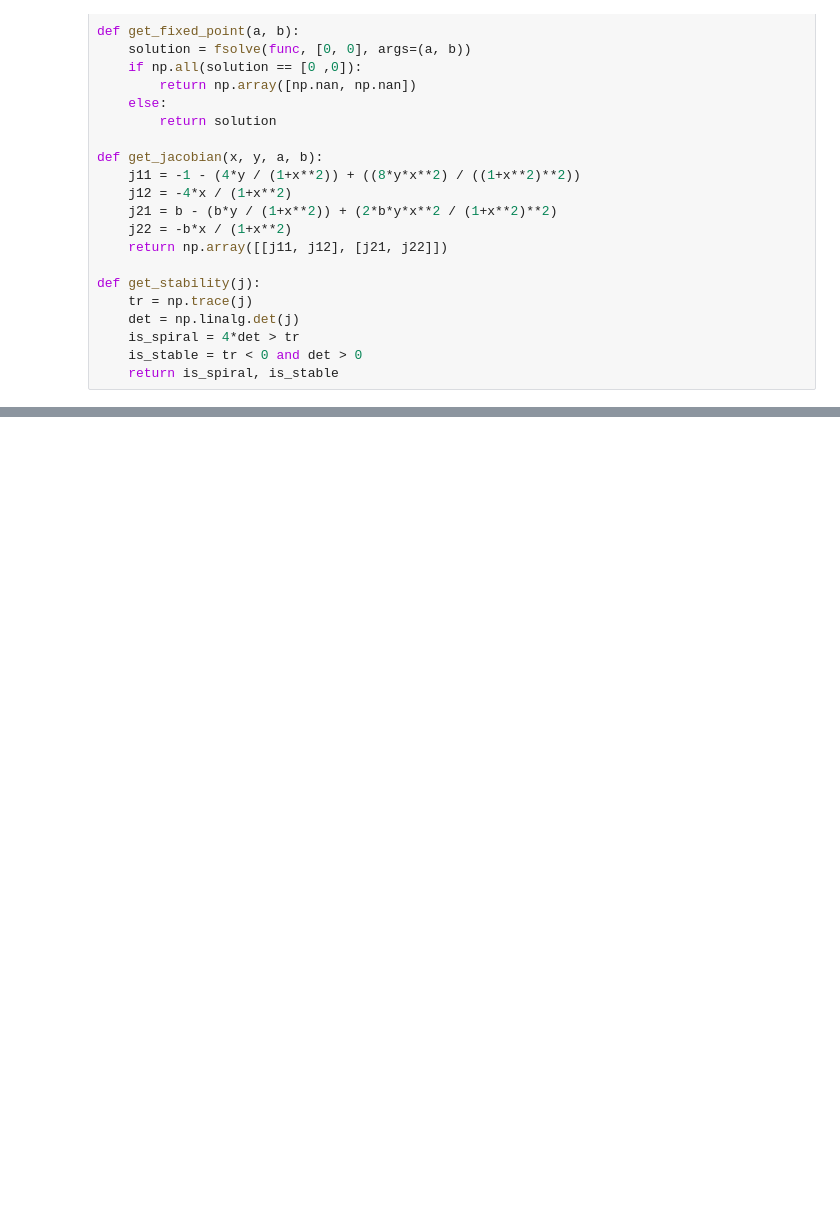
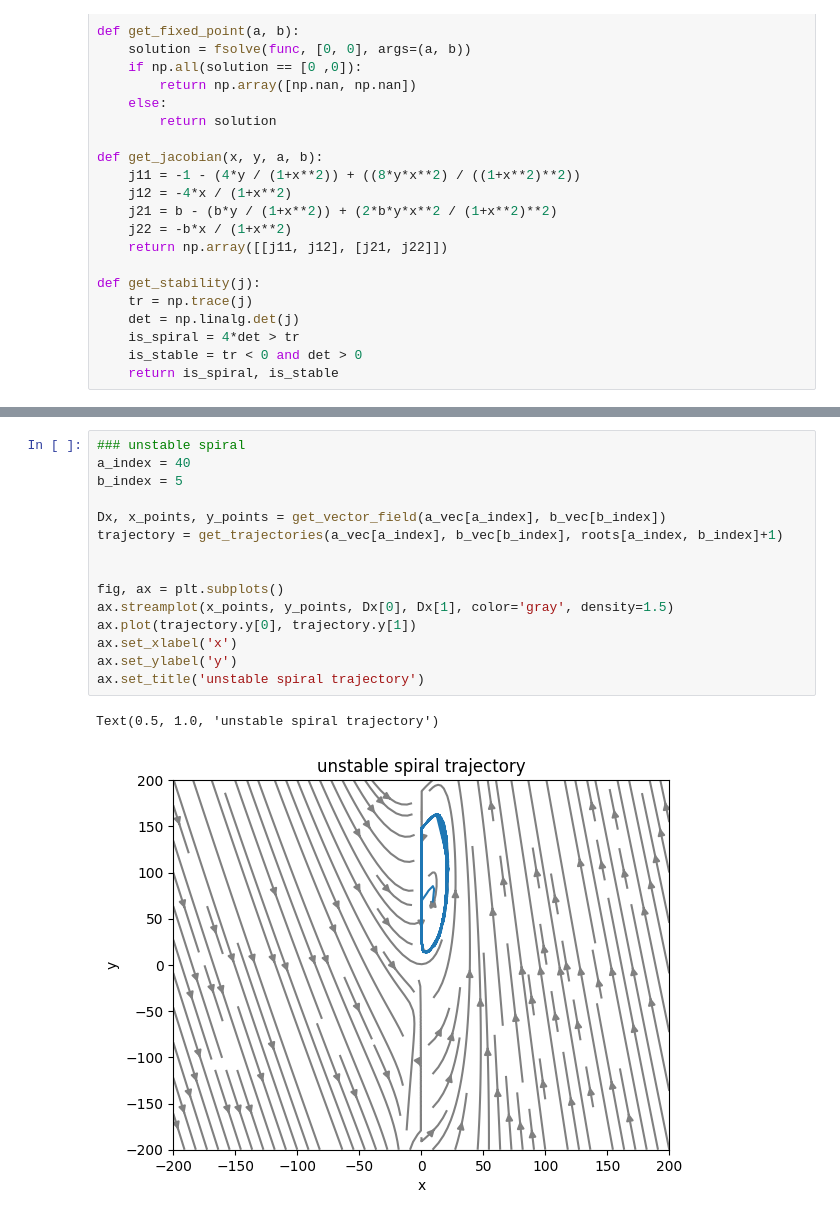
Before and after one commit to WeiLuya/mae119_code, a Jupyter notebook: Q5.ipynb, the cells around one changed output, grey strips where cells are left out. Cells and saved outputs as stored; diff of their text form; blank space fills up the shorter version.

```diff
--- a/Q5.ipynb
+++ b/Q5.ipynb
@@ -73,0 +113,18 @@ ax.set_ylim([0, 50])
+# %%
+### unstable spiral
+a_index = 40
+b_index = 5
+
+Dx, x_points, y_points = get_vector_field(a_vec[a_index], b_vec[b_index])
+trajectory = get_trajectories(a_vec[a_index], b_vec[b_index], roots[a_index, b_index]+1)
+
+
+fig, ax = plt.subplots()
+ax.streamplot(x_points, y_points, Dx[0], Dx[1], color='gray', density=1.5)
+ax.plot(trajectory.y[0], trajectory.y[1])
+ax.set_xlabel('x')
+ax.set_ylabel('y')
+ax.set_title('unstable spiral trajectory')
+# %% [output]
+Text(0.5, 1.0, 'unstable spiral trajectory')
+[figure, added]
```
Also changed, not shown: parts of 5 cells of this notebook.
